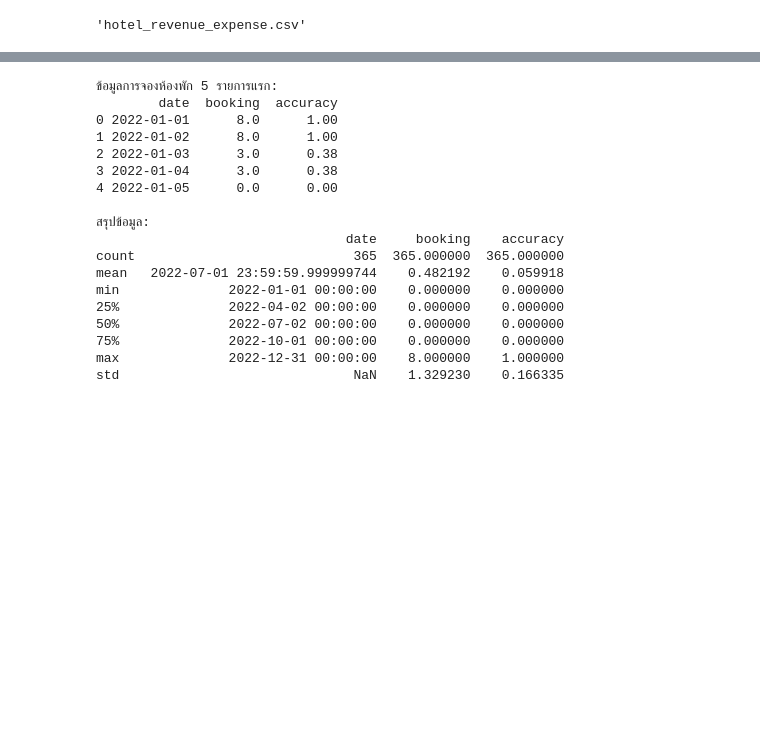
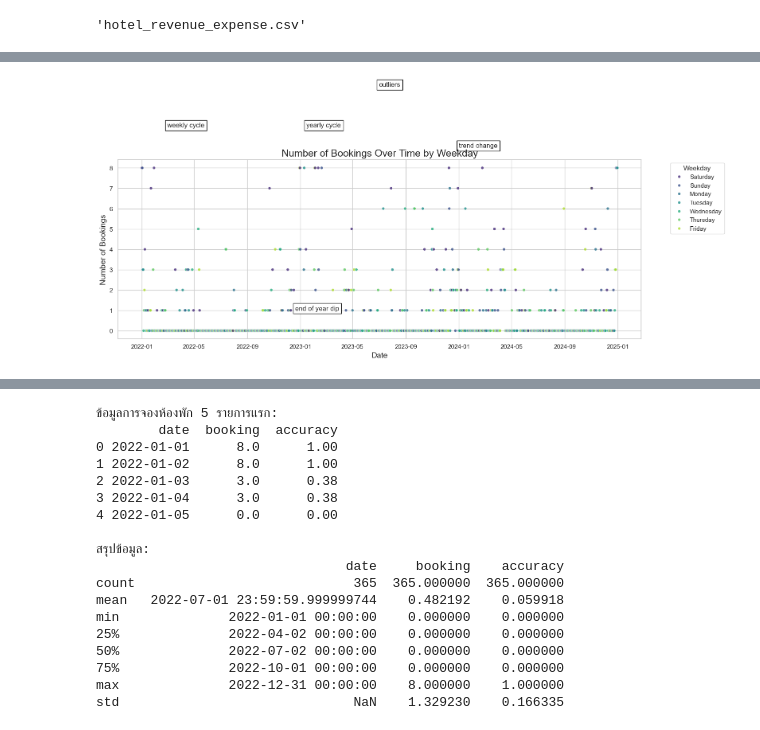
Before and after one commit to Theerat22/finotel, a Jupyter notebook: models/hotel_revenue_expense.ipynb, the cells around one changed output, grey strips where cells are left out. Saved outputs shown, nothing was run; the diff lists cells and outputs as text; code cells hidden in the pictures; blank space fills up the shorter version.

```diff
--- a/models/hotel_revenue_expense.ipynb
+++ b/models/hotel_revenue_expense.ipynb
@@ -159,0 +273,47 @@ final_df.to_csv(file_path, index=False)
+# %%
+import pandas as pd
+import matplotlib.pyplot as plt
+import seaborn as sns
+
+# อ่านข้อมูลจาก CSV
+df = pd.read_csv('2022-2024_booking.csv')  # เปลี่ยนชื่อไฟล์เป็นชื่อจริง
+
+# แปลงวันที่
+df['date'] = pd.to_datetime(df['date'], format='%d/%m/%Y')
+
+# แยกวันในสัปดาห์
+df['weekday'] = df['date'].dt.day_name()
+
+# ตั้งค่ารูปแบบของ seaborn
+sns.set(style='whitegrid', rc={'figure.figsize': (16, 8)})
+
+# สร้าง scatter plot
+plt.figure(figsize=(16, 8))
+sns.scatterplot(
+    data=df,
+    x='date',
+    y='booking',
+    hue='weekday',
+    palette='viridis',
+    s=25,
+    alpha=0.8
+)
+
+# ใส่คำอธิบายประกอบเหมือนตัวอย่าง
+plt.text(pd.to_datetime('2022-03-01'), 10, 'weekly cycle', bbox=dict(facecolor='white', edgecolor='black'))
+plt.text(pd.to_datetime('2022-12-20'), 1, 'end of year dip', bbox=dict(facecolor='white', edgecolor='black'))
+plt.text(pd.to_datetime('2023-01-15'), 10, 'yearly cycle', bbox=dict(facecolor='white', edgecolor='black'))
+plt.text(pd.to_datetime('2023-07-01'), 12, 'outliers', bbox=dict(facecolor='white', edgecolor='black'))
+plt.text(pd.to_datetime('2024-01-01'), 9, 'trend change', bbox=dict(facecolor='white', edgecolor='black'))
+
+# ตั้งค่าแกน
+plt.xlabel('Date', fontsize=14)
+plt.ylabel('Number of Bookings', fontsize=14)
+plt.title('Number of Bookings Over Time by Weekday', fontsize=18)
+plt.legend(title='Weekday', bbox_to_anchor=(1.05, 1), loc='upper left')
+
+# แสดงผล
+plt.tight_layout()
+plt.show()
+# %% [output]
+[figure, added]
```
Also changed, not shown: parts of 29 cells of this notebook, 8 other files.
